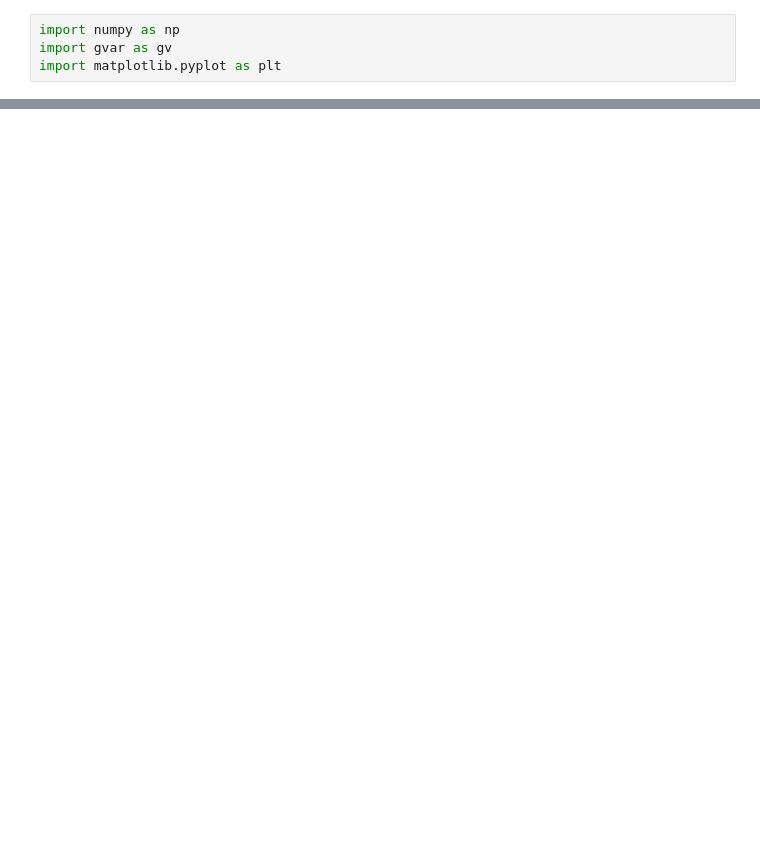
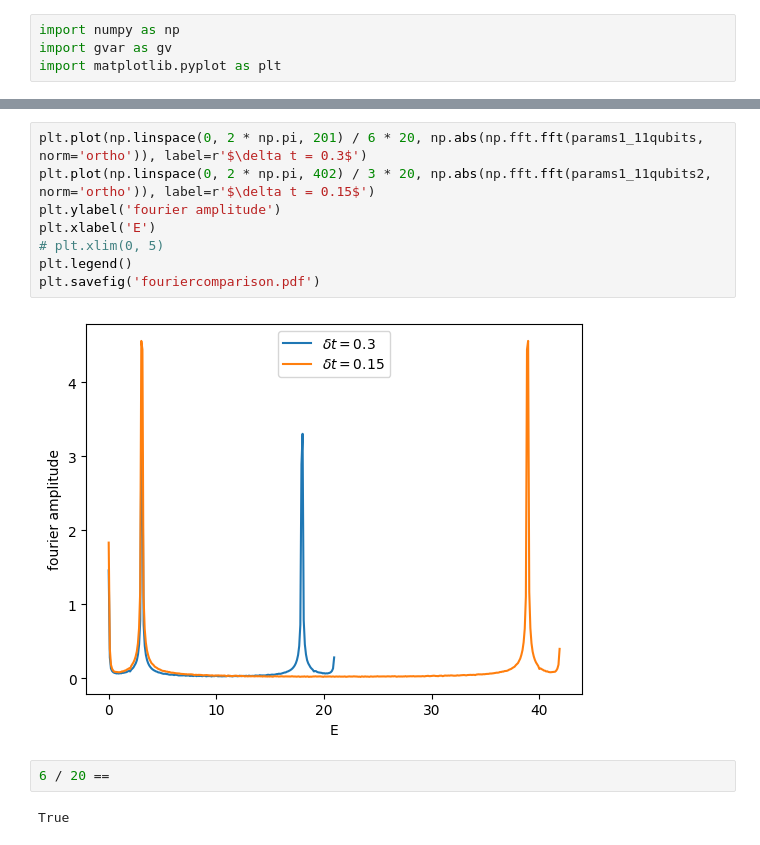
Before and after one commit to hlammiv/z2_matter_qc, a Jupyter notebook: simulation_main/Untitled.ipynb, the cells around one changed output, grey strips where cells are left out. Drawn from its saved outputs; the diff is of its cells as text; blank space fills up the shorter version.

```diff
--- a/simulation_main/Untitled.ipynb
+++ b/simulation_main/Untitled.ipynb
@@ -53,0 +208,14 @@ plt.errorbar(np.linspace(0, 101, 101) * 6 / 20, params1_11qubits)
+# %%
+plt.plot(np.linspace(0, 2 * np.pi, 201) / 6 * 20, np.abs(np.fft.fft(params1_11qubits, norm='ortho')), label=r'$\delta t = 0.3$')
+plt.plot(np.linspace(0, 2 * np.pi, 402) / 3 * 20, np.abs(np.fft.fft(params1_11qubits2, norm='ortho')), label=r'$\delta t = 0.15$')
+plt.ylabel('fourier amplitude')
+plt.xlabel('E')
+# plt.xlim(0, 5)
+plt.legend()
+plt.savefig('fouriercomparison.pdf')
+# %% [output]
+[figure, added]
+# %%
+6 / 20 ==
+# %% [output]
+True
```
Also changed, not shown: parts of 2 cells of this notebook, 5 other files.
